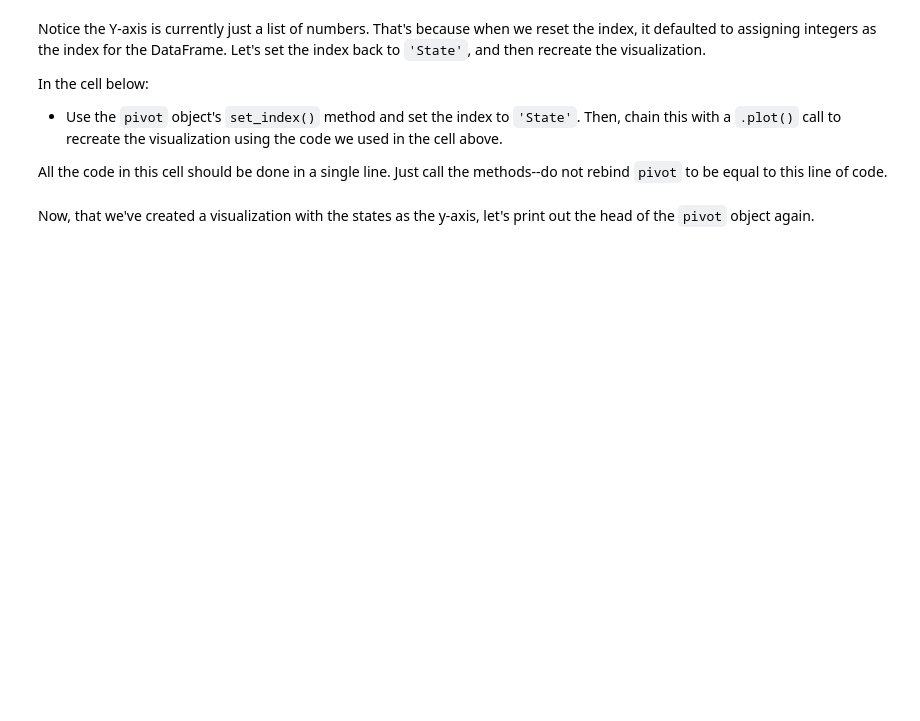
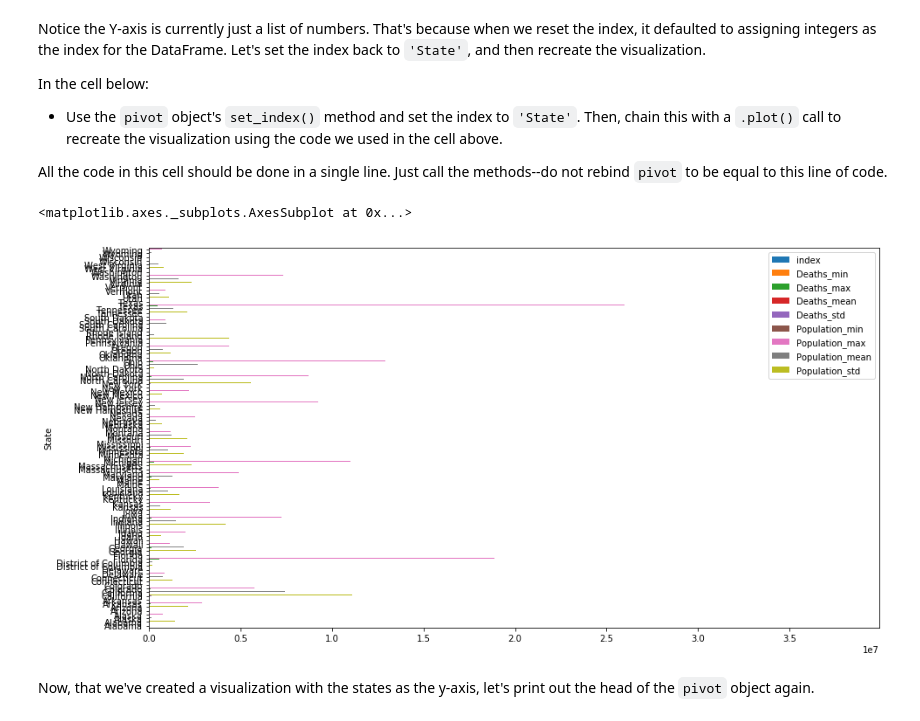
Before and after one commit to akelly66/Flatiron-School, a Jupyter notebook: Mod01/Section04/dsc-1-04-09-pivot-tables-with-pandas-lab-online-ds-pt-041519/index.ipynb, the cells around one changed output. Cells and saved outputs as stored; diff of their text form; code cells hidden in the pictures; blank space fills up the shorter version.

```diff
--- a/Mod01/Section04/dsc-1-04-09-pivot-tables-with-pandas-lab-online-ds-pt-041519/index.ipynb
+++ b/Mod01/Section04/dsc-1-04-09-pivot-tables-with-pandas-lab-online-ds-pt-041519/index.ipynb
@@ -282,10 +412,13 @@ In the cell below:
 
 All the code in this cell should be done in a single line.  Just call the methods--do not rebind `pivot` to be equal to this line of code.
 # %%
-#Where's the states?! Notice the y-axis is just a list of numbers.
+pivot.set_index('State').plot(kind='barh', figsize=(15,8))#Where's the states?! Notice the y-axis is just a list of numbers.
 #This is populated by the DataFrame's index.
 #When we used the .reset_index() method, we created a new numbered index to name each row.
 #Let's fix that by making state the index again.
+# %% [output]
+<matplotlib.axes._subplots.AxesSubplot at 0x...>
+[figure, added]
 # %% [markdown]
 Now, that we've created a visualization with the states as the y-axis, let's print out the head of the `pivot` object again.
 # %%
```
Also changed, not shown: parts of 30 cells of this notebook.
